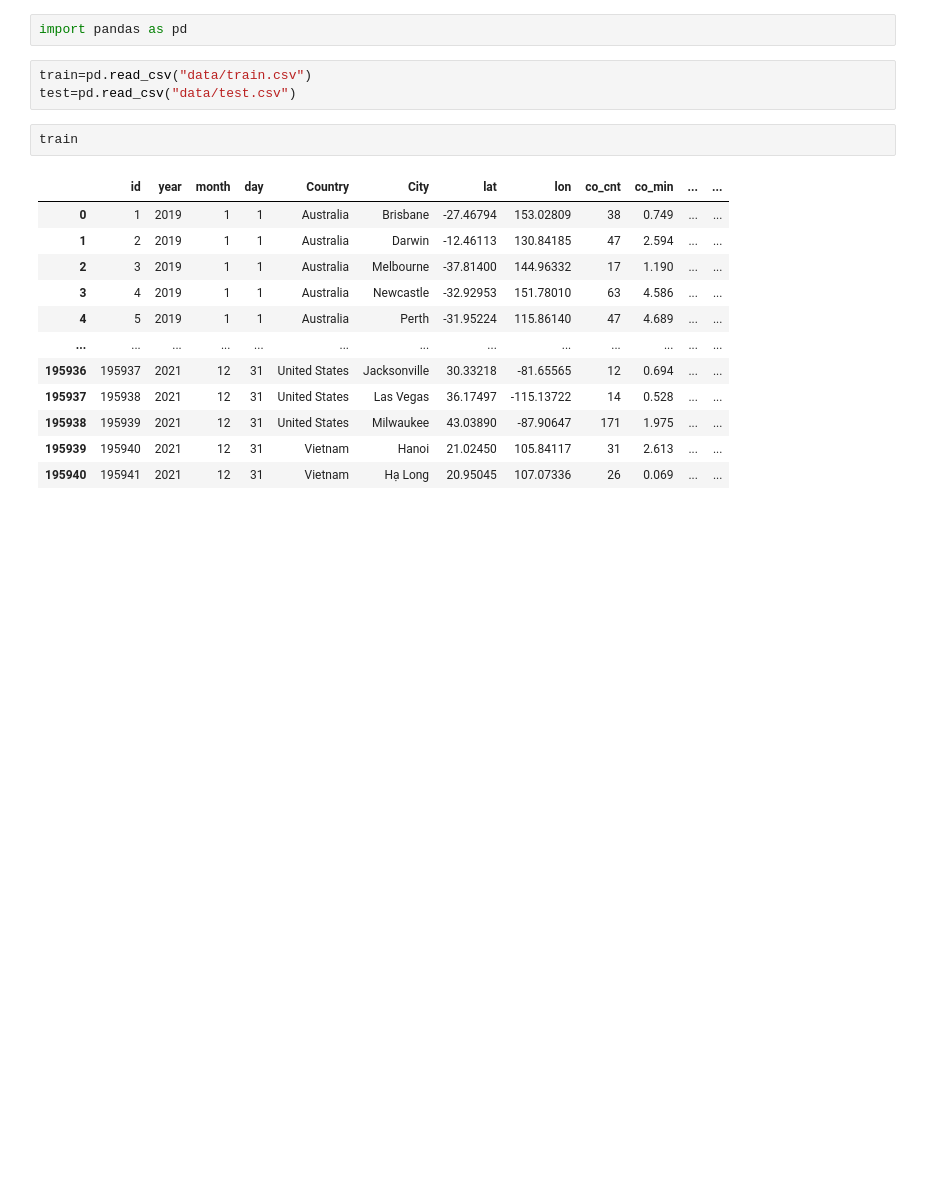
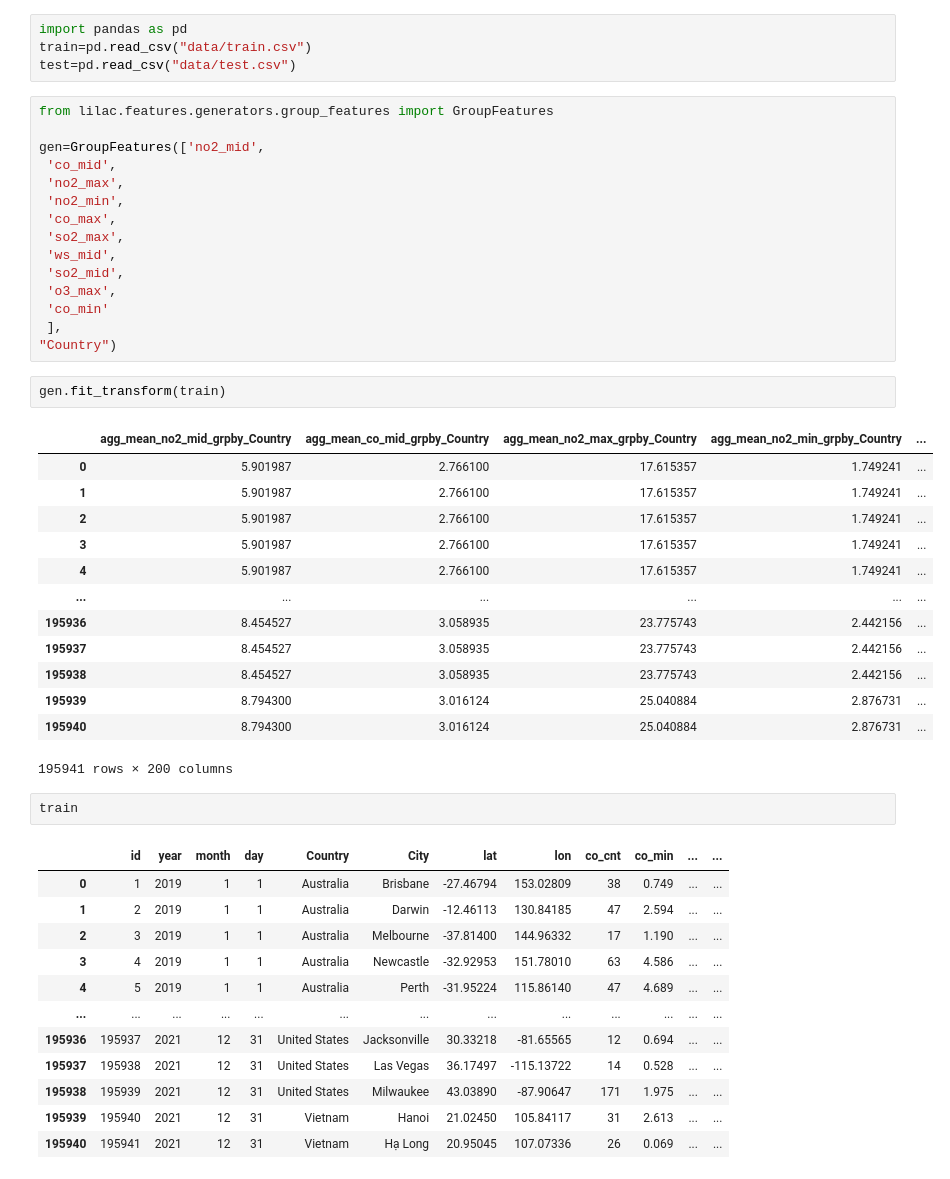
Before and after one commit to habroptilus/ds-monorepo, a Jupyter notebook: projects/sony/eda.ipynb, the cells around one changed output. Drawn from its saved outputs; the diff is of its cells as text; blank space fills up the shorter version.

Commit message:
updated group feature

```diff
--- a/projects/sony/eda.ipynb
+++ b/projects/sony/eda.ipynb
@@ -1,8 +1,38 @@
-# %%
-import pandas as pd
 # %%
+import pandas as pd
 train=pd.read_csv("data/train.csv")
 test=pd.read_csv("data/test.csv")
+# %%
+from lilac.features.generators.group_features import GroupFeatures
+
+gen=GroupFeatures(['no2_mid',
+ 'co_mid',
+ 'no2_max',
+ 'no2_min',
+ 'co_max',
+ 'so2_max',
+ 'ws_mid',
+ 'so2_mid',
+ 'o3_max',
+ 'co_min'
+ ],
+"Country")
+# %%
+gen.fit_transform(train)
+# %% [output]
+|  | agg_mean_no2_mid_grpby_Country | agg_mean_co_mid_grpby_Country | agg_mean_no2_max_grpby_Country | agg_mean_no2_min_grpby_Country | ... |
+| 0 | 5.901987 | 2.766100 | 17.615357 | 1.749241 | ... |
+| 1 | 5.901987 | 2.766100 | 17.615357 | 1.749241 | ... |
+| 2 | 5.901987 | 2.766100 | 17.615357 | 1.749241 | ... |
+| 3 | 5.901987 | 2.766100 | 17.615357 | 1.749241 | ... |
+| 4 | 5.901987 | 2.766100 | 17.615357 | 1.749241 | ... |
+| ... | ... | ... | ... | ... | ... |
+| 195936 | 8.454527 | 3.058935 | 23.775743 | 2.442156 | ... |
+| 195937 | 8.454527 | 3.058935 | 23.775743 | 2.442156 | ... |
+| 195938 | 8.454527 | 3.058935 | 23.775743 | 2.442156 | ... |
+| 195939 | 8.794300 | 3.016124 | 25.040884 | 2.876731 | ... |
+| 195940 | 8.794300 | 3.016124 | 25.040884 | 2.876731 | ... |
+195941 rows × 200 columns
 # %%
 train
 # %% [output]
```
Also changed, not shown: 4 other files.
